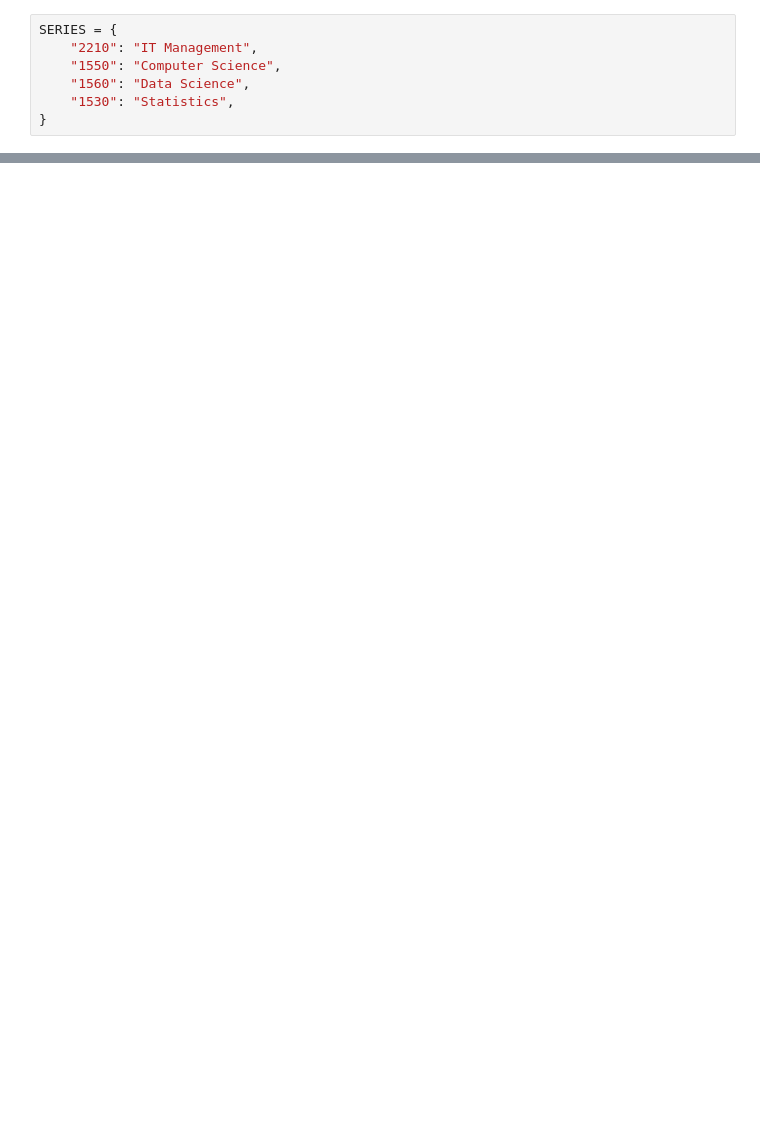
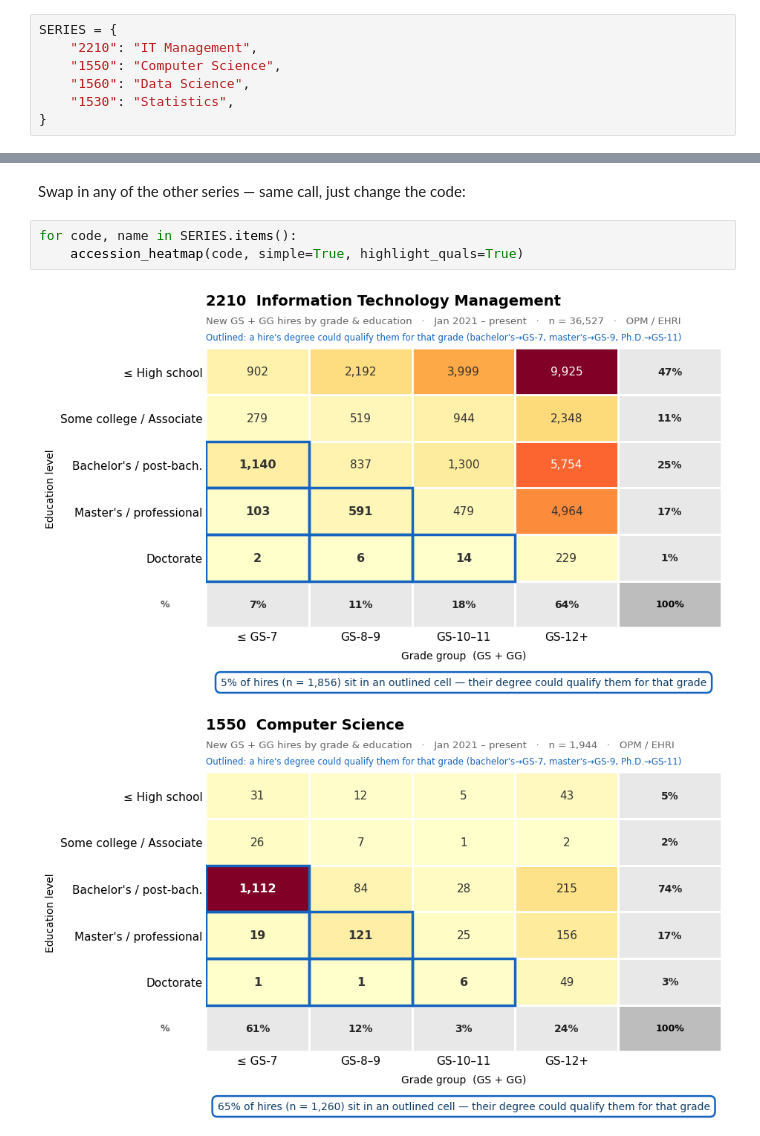
Before and after one commit to abigailhaddad/fed-hiring-heatmaps, a Jupyter notebook: heatmaps.ipynb, the cells around one changed output, grey strips where cells are left out. Saved outputs shown, nothing was run; the diff lists cells and outputs as text; blank space fills up the shorter version.

```diff
--- a/heatmaps.ipynb
+++ b/heatmaps.ipynb
@@ -137,0 +34,8 @@ wrote heatmap_2210_gsgg_quals.png
+# %% [markdown]
+Swap in any of the other series — same call, just change the code:
+# %%
+for code, name in SERIES.items():
+    accession_heatmap(code, simple=True, highlight_quals=True)
+# %% [output]
+[figure, added]
+[figure, added]
```
Also changed, not shown: parts of 44 cells of this notebook, 4 other files.
